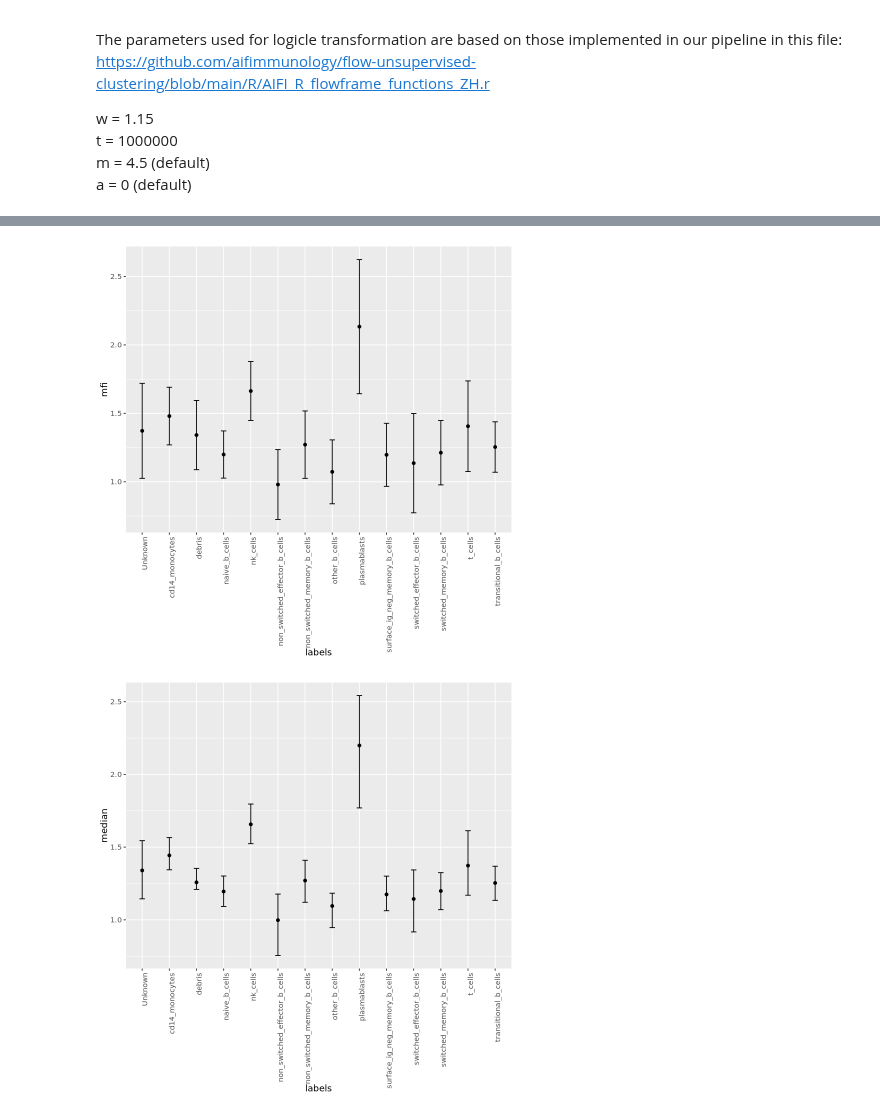
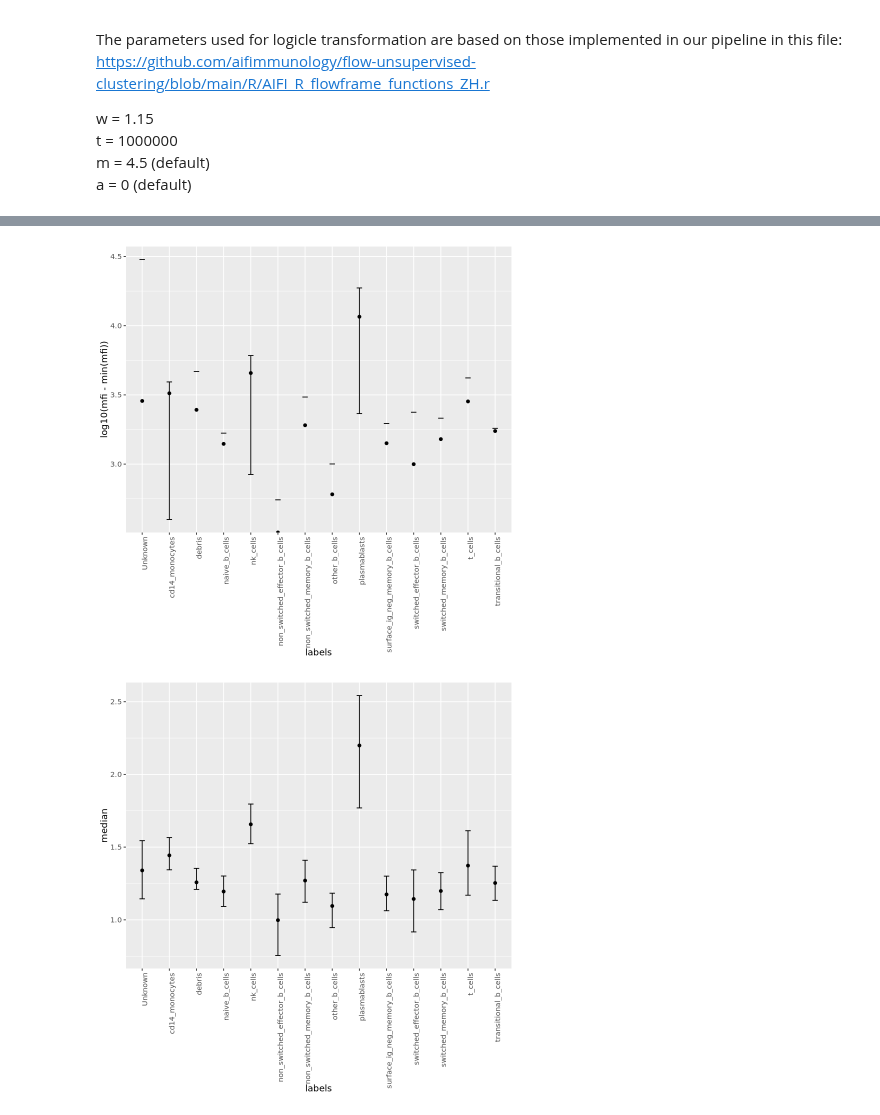
Before and after one commit to aifimmunology/aifi-healthy-pbmc-reference, a Jupyter notebook: 11-Flow_cytometry/02-R_retrieve_flow_labeled_events.ipynb, the cells around one changed output, grey strips where cells are left out. Cells and saved outputs as stored; diff of their text form; code cells hidden in the pictures.

```diff
--- a/11-Flow_cytometry/02-R_retrieve_flow_labeled_events.ipynb
+++ b/11-Flow_cytometry/02-R_retrieve_flow_labeled_events.ipynb
@@ -267,3 +305,6 @@ test <- invert_logicles(test)
+# %%
+meta_columns <- c("sample_id", "cell_id", "barcode", "labels", "Time")
+value_columns <- setdiff(names(test), meta_columns)
 # %%
 mfi <- test %>%
   group_by(sample_id, labels) %>%
@@ -310,9 +351,7 @@ res <- mfi %>%
   left_join(med, by = c("sample_id", "labels", "feature")) %>%
   left_join(q25, by = c("sample_id", "labels", "feature")) %>%
   left_join(q75, by = c("sample_id", "labels", "feature")) %>%
-  mutate(transform = ifelse(grepl("logicle", feature), "logicle", "linear")) %>%
-  mutate(feature = sub("_logicle", "", feature)) %>%
-  select(sample_id, labels, feature, transform, mfi, mfi_stdev, median, q25, q75) %>%
+  select(sample_id, labels, feature, mfi, mfi_stdev, median, q25, q75) %>%
   ungroup()
 head(res, 20)
 # %% [output]
@@ -323,6 +390,5 @@ Caused by error in `across()`:
 # %%
 lg <- res %>%
-  filter(transform == "logicle") %>%
   filter(feature == "CD319")
 # %%
 quiet_library(ggplot2)
@@ -330,13 +396,13 @@ ggplot() +
   geom_point(
       data = lg,
       aes(x = labels,
-          y = mfi)
+          y = log10(mfi - min(mfi)))
   ) +
   geom_errorbar(
       data = lg,
       aes(x = labels,
-          ymin = mfi - mfi_stdev,
-          ymax = mfi + mfi_stdev),
+          ymin = log10(mfi - mfi_stdev),
+          ymax = log10(mfi + mfi_stdev)),
       width = 0.2
   ) +
   theme(axis.text.x = element_text(angle = 90, hjust = 1))
@@ -344,4 +412,4 @@ ggplot() +
-[figure, old version]
+[figure, new version]
 # %%
 quiet_library(ggplot2)
 ggplot() +
```
Also changed, not shown: parts of 6 cells of this notebook.
